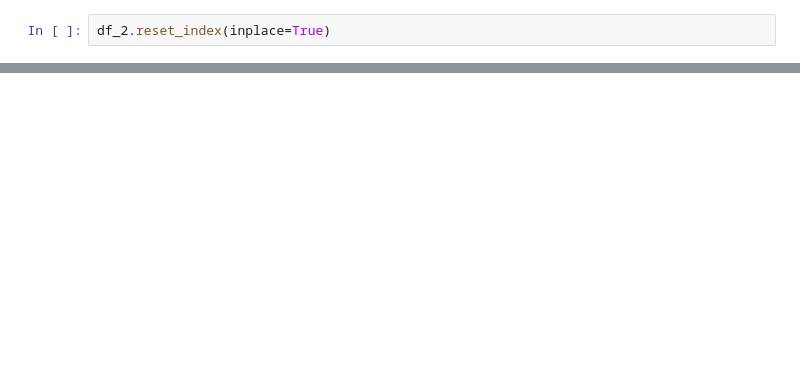
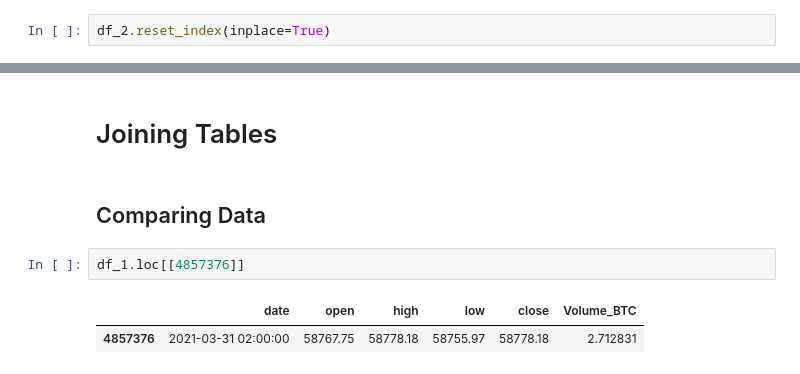
Before and after one commit to timjab92/cryptotrading-indicator, a Jupyter notebook: notebooks/Data_Colecting_Cleaning.ipynb, the cells around one changed output, grey strips where cells are left out. Drawn from its saved outputs; the diff is of its cells as text; blank space fills up the shorter version.

```diff
--- a/notebooks/Data_Colecting_Cleaning.ipynb
+++ b/notebooks/Data_Colecting_Cleaning.ipynb
@@ -91,0 +143,9 @@ datetime.datetime(2011, 12, 31, 8, 52)
+# %% [markdown]
+# Joining Tables
+# %% [markdown]
+## Comparing Data
+# %%
+df_1.loc[[4857376]]
+# %% [output]
+|  | date | open | high | low | close | Volume_BTC |
+| 4857376 | 2021-03-31 02:00:00 | 58767.75 | 58778.18 | 58755.97 | 58778.18 | 2.712831 |
```
Also changed, not shown: parts of 40 cells of this notebook.
